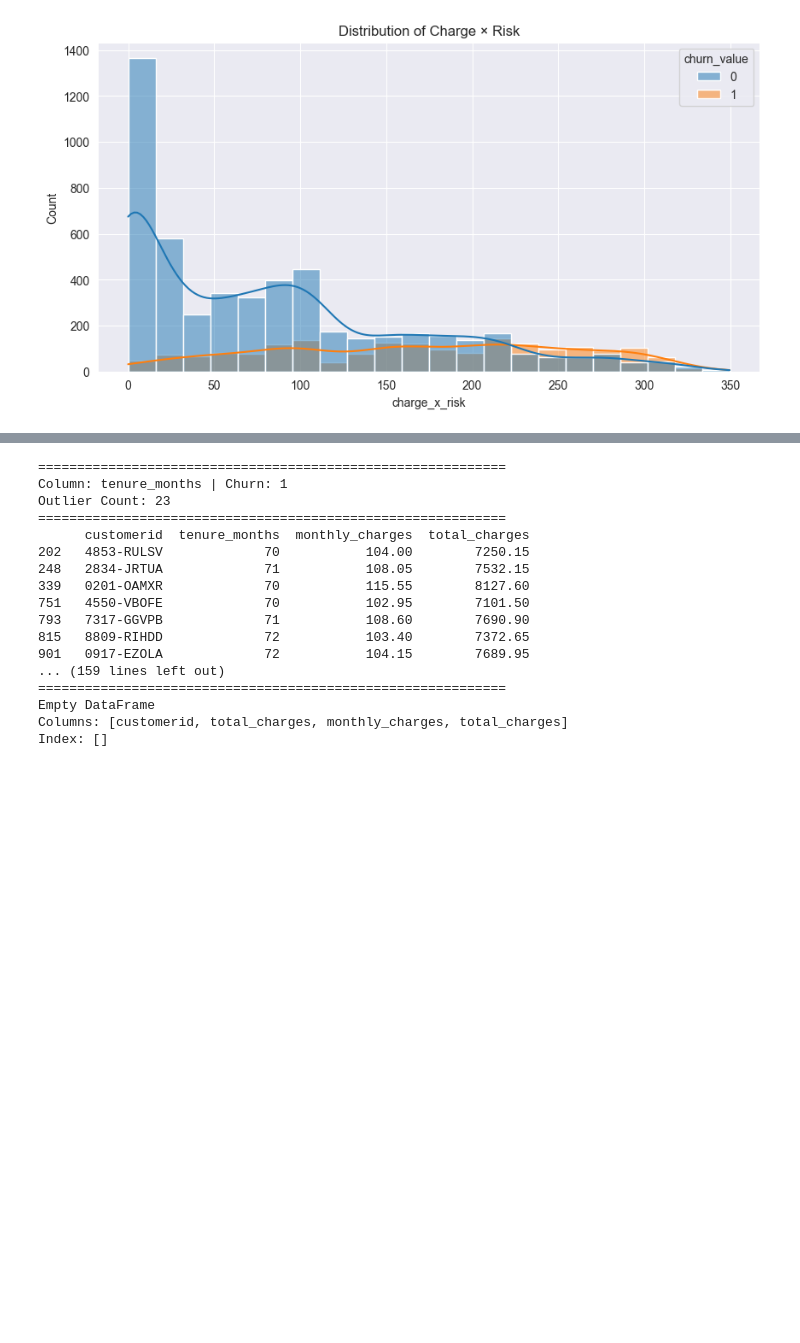
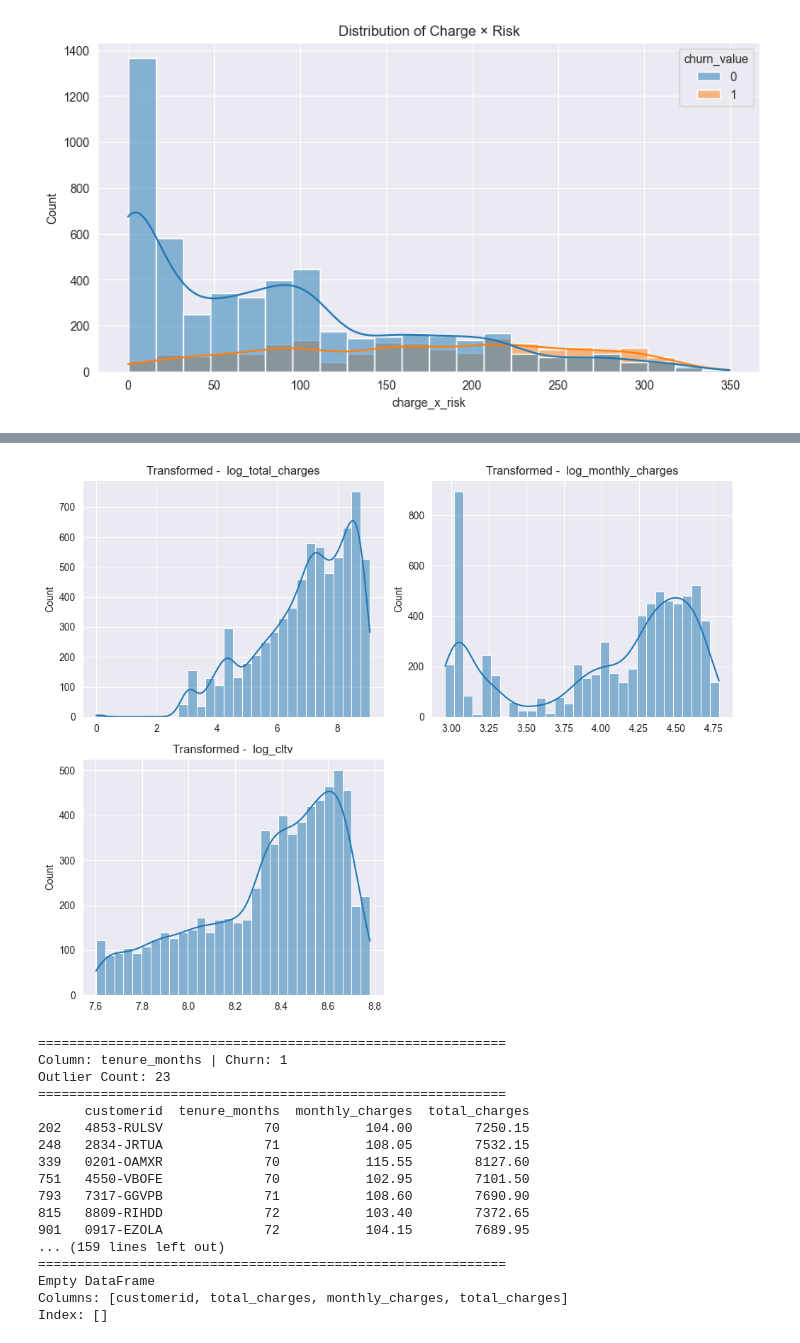
Before and after one commit to muhammetcubukluoz/TelecomCustomerChurnPrediction_ML, a Jupyter notebook: notebooks/03_feature_engineering.ipynb, the cells around one changed output, grey strips where cells are left out. Cells and saved outputs as stored; diff of their text form; code cells hidden in the pictures; blank space fills up the shorter version.

```diff
--- a/notebooks/03_feature_engineering.ipynb
+++ b/notebooks/03_feature_engineering.ipynb
@@ -637,3 +699,12 @@ plt.show()
+# %%
+data["log_total_charges"]   = np.log1p(data["total_charges"])
+data["log_monthly_charges"] = np.log1p(data["monthly_charges"])
+data["log_cltv"]            = np.log1p(data["cltv"])
+# %%
+data_target_clean = ["log_total_charges","log_monthly_charges","log_cltv"]
+all_hist(data[data_target_clean], title_pre="Transformed - ")
+# %% [output]
+[figure, added]
 # %%
 pd.set_option("display.max_rows", None)
 pd.set_option("display.max_columns", None)
```
Also changed, not shown: parts of 17 cells of this notebook, 5 other files.
